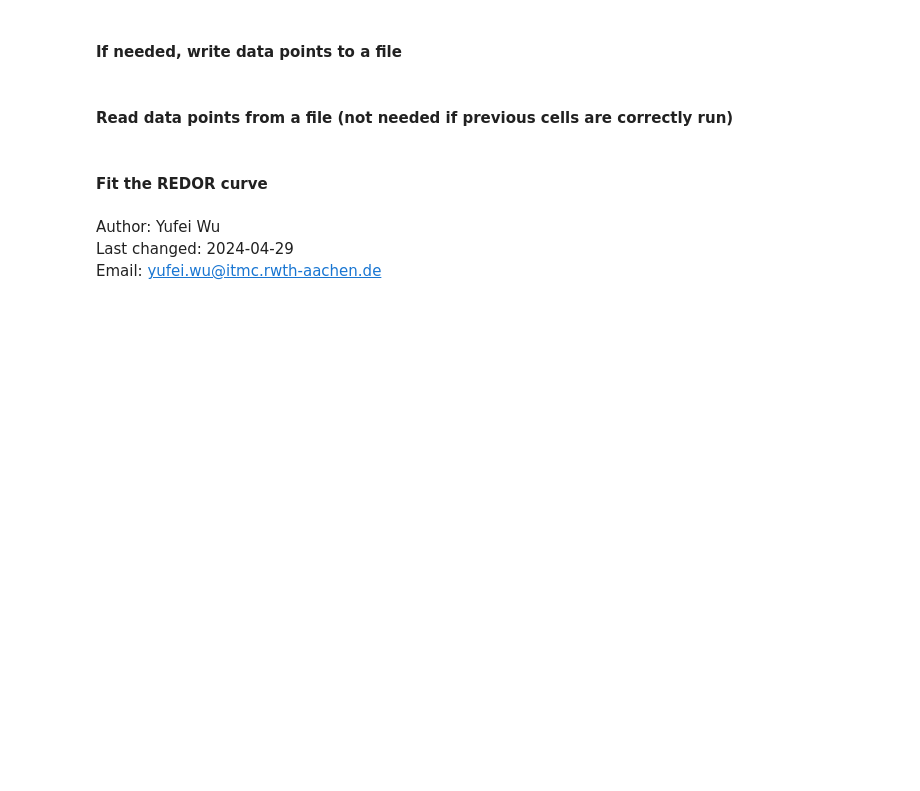
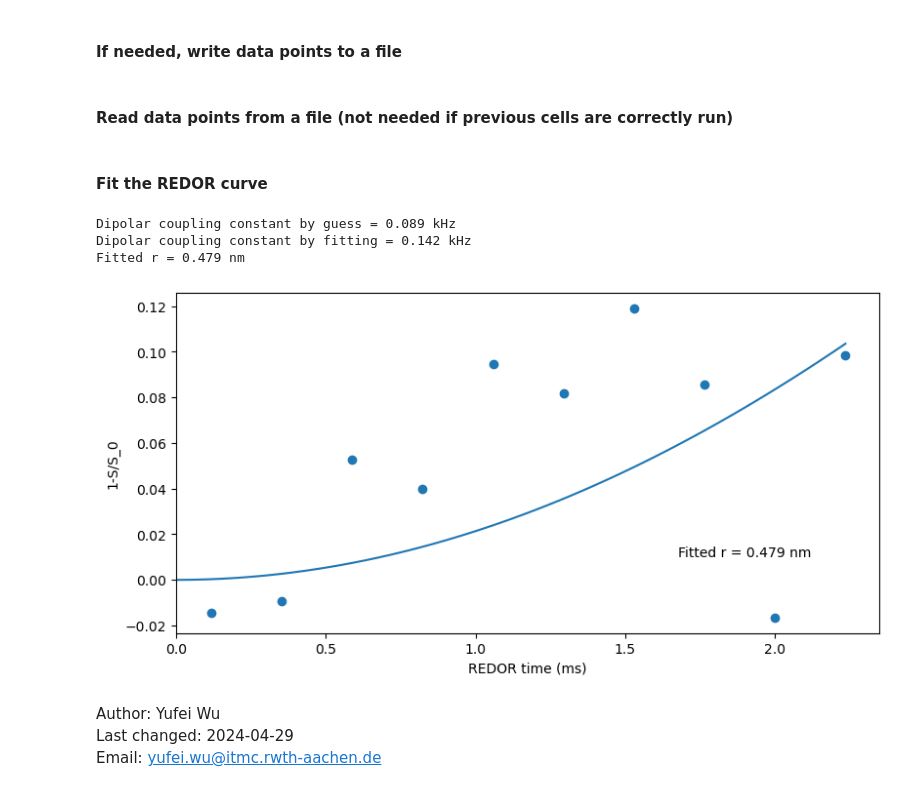
Before and after one commit to yufewu/narumi, a Jupyter notebook: redor.ipynb, the cells around one changed output. Saved outputs shown, nothing was run; the diff lists cells and outputs as text; code cells hidden in the pictures; blank space fills up the shorter version.

```diff
--- a/redor.ipynb
+++ b/redor.ipynb
@@ -134,7 +173,7 @@ plt.show()
 # %% [markdown]
 #### If needed, write data points to a file
 # %%
-filename = os.path.join("./", "data", EXPNAME + "_" + expno + ".csv")
+filename = os.path.join("./", "data", EXPNAME + "_" + EXPNO + ".csv")
 with open(filename, 'w', newline='') as csvfile:
     csvwriter = csv.writer(csvfile, delimiter=',')
     csvwriter.writerow(time_exp)
@@ -143,9 +182,9 @@ with open(filename, 'w', newline='') as csvfile:
 #### Read data points from a file (not needed if previous cells are correctly run)
 # %%
 # define experiment
-EXPNAME = os.getenv("EXPNAME")
-expno = '50'
-filename = os.path.join("./", "data", EXPNAME + "_" + expno + ".csv")
+#EXPNAME = os.getenv("EXPNAME")
+#EXPNO = os.getenv("EXPNO")
+filename = os.path.join("./", "data", EXPNAME + "_" + EXPNO + ".csv")
 with open(filename, newline='') as csvfile:
     csvreader = csv.reader(csvfile, delimiter=',')
     time_exp = np.array(csvreader.__next__(), dtype="double")
@@ -153,38 +192,46 @@ with open(filename, newline='') as csvfile:
 # %% [markdown]
 #### Fit the REDOR curve
 # %%
-d_IS_guess = -mu_0 / (4*pi) * (gamma_I*gamma_S*hbar) / (2*pi) / (r_guess/10**9)**3 /1000  # in kHz
+d_IS_guess = mu_0 / (4*pi) * (gamma_I*gamma_S*hbar) / (2*pi) / (r_guess/10**9)**3 /1000  # in kHz
 print('Dipolar coupling constant by guess = {:.3f} kHz'.format(d_IS_guess))
-
 
 # fit REDOR curve with Bessel functions
 max_order = 5
 
 redor_calculator = redor_bessel(max_order)
+#redor_calculator = reapdor_threehalf()
+#redor_calculator = reapdor_PB_natural_abundance()
 # redor_predict = redor_calculator(time_axis, d_IS)
 popt, pconv = curve_fit(redor_calculator, time_exp, redor_list, p0=d_IS_guess, bounds=(0,10))
+#popt, pconv = curve_fit(redor_calculator, time_exp, redor_list, p0=r_guess*10, bounds=(0,10))
+#r_opt = popt[0]
 # perr = np.sqrt(np.diag(pconv))  # standard deviation
-# d_IS_opt = popt[0]
+d_IS_opt = popt[0]
 print('Dipolar coupling constant by fitting = {:.3f} kHz'.format(popt[0]))
 
-r_opt = (-mu_0 / (4*pi) * (gamma_I*gamma_S*hbar) / (2*pi) / popt[0] /1000)**(1/3) * 10**9  # in nm
+r_opt = (mu_0 / (4*pi) * (gamma_I*gamma_S*hbar) / (2*pi) / popt[0] /1000)**(1/3) * 10**9  # in nm
 print('Fitted r = {:.3f} nm'.format(r_opt))
 
 
 # plot
 time_axis = np.linspace(0,time_exp[-1],100)
 redor_opt = redor_calculator(time_axis, popt[0])
 redor_guess = redor_calculator(time_axis, d_IS_guess)
 
 fig, ax = plt.subplots(figsize=(8,4), constrained_layout=True)
 ax.scatter(time_exp, redor_list)
 ax.plot(time_axis, redor_opt)
-ax.plot(time_axis, redor_guess)
+#ax.plot(time_axis, redor_guess)
 ax.set_xlabel('REDOR time (ms)')
 ax.set_ylabel('1-S/S_0')
 ax.set_xlim(left=0)
 ax.text(0.75*time_exp.max(),0.1*redor_opt.max(),'Fitted r = {:.3f} nm'.format(r_opt))
 plt.show()
+# %% [output]
+Dipolar coupling constant by guess = 0.089 kHz
+Dipolar coupling constant by fitting = 0.142 kHz
+Fitted r = 0.479 nm
+[figure, added]
 # %% [markdown]
 Author: Yufei Wu
 Last changed: 2024-04-29
```
Also changed, not shown: parts of 4 cells of this notebook, 4 other files.
